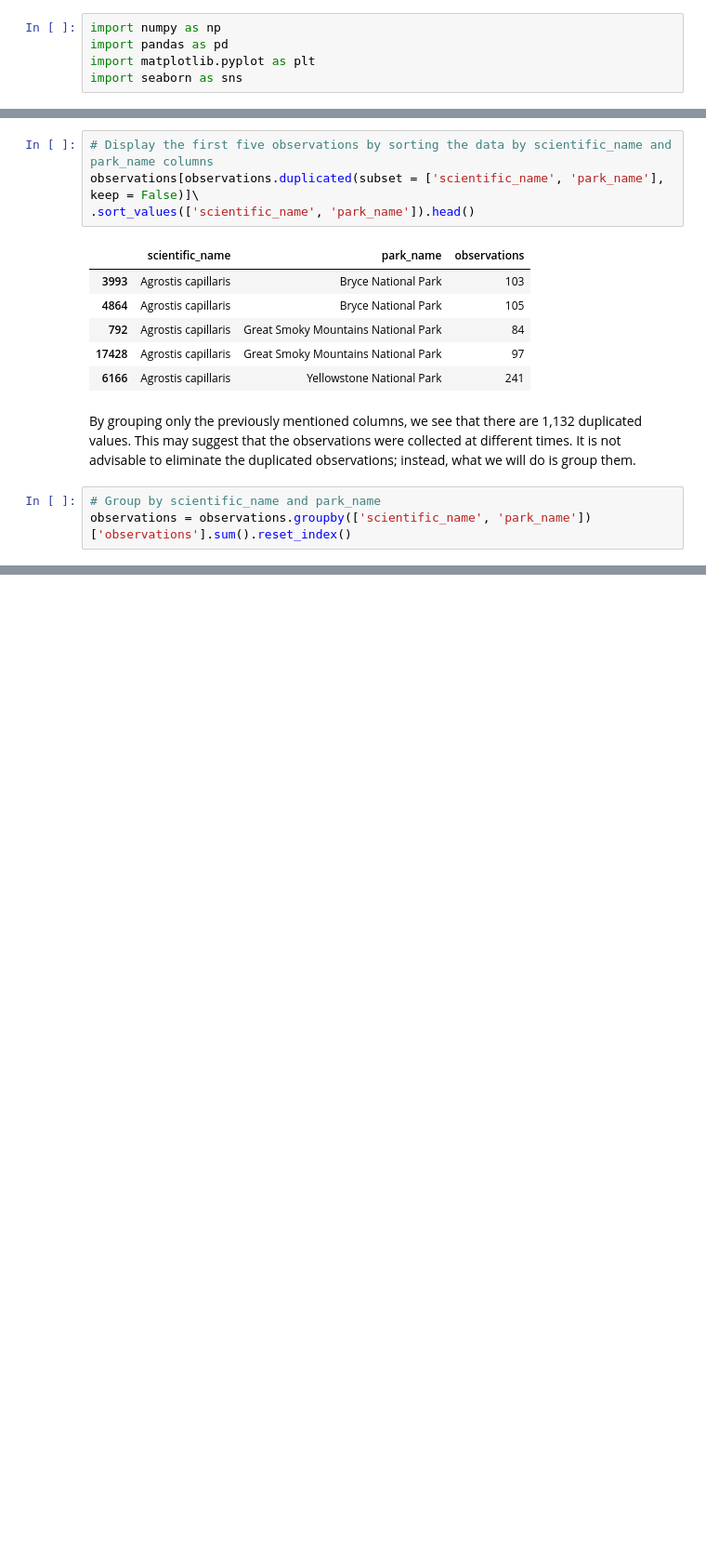
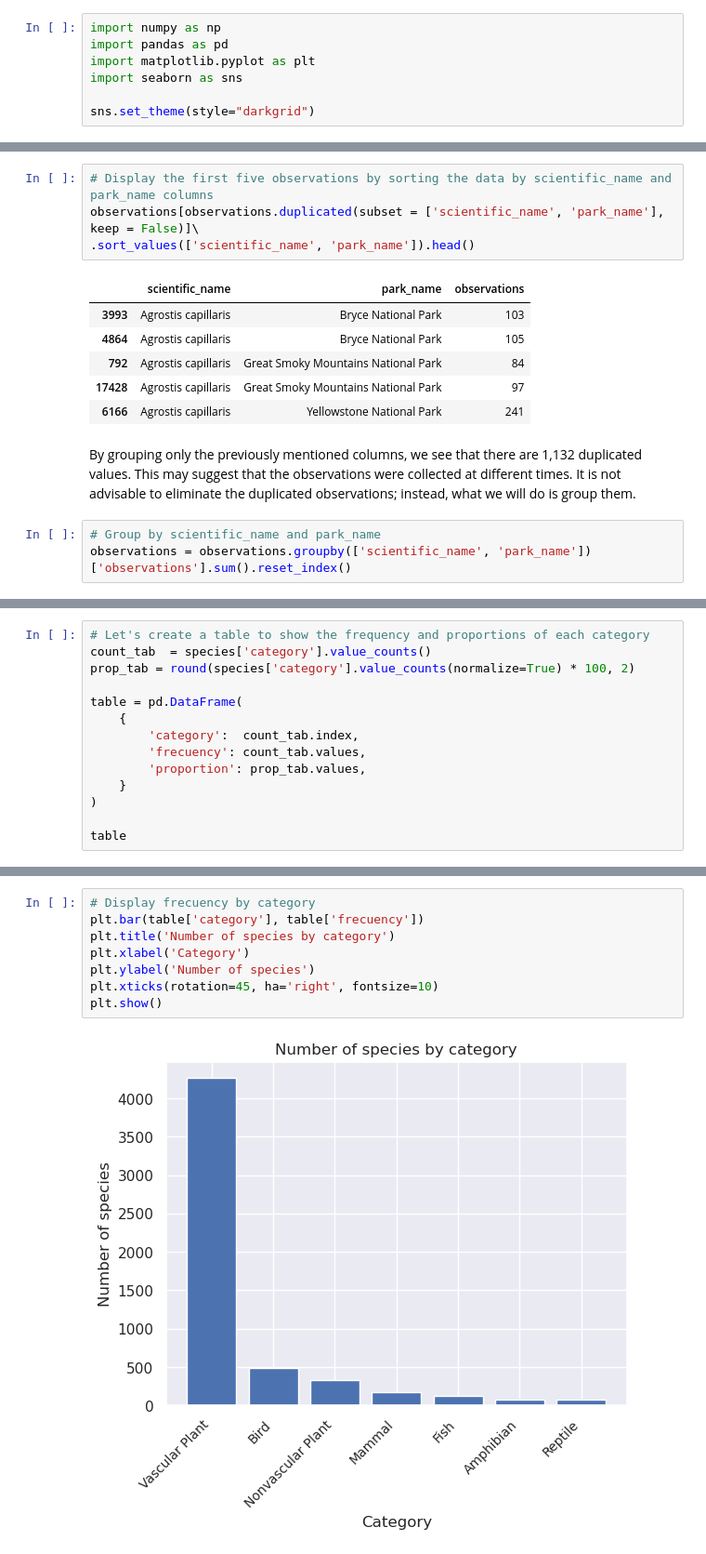
Before and after one commit to mandresst/Biodiversity-in-National-Parks-Project, a Jupyter notebook: biodiversity.ipynb, the cells around one changed output, grey strips where cells are left out. Shown at 93% size. Drawn from its saved outputs; the diff is of its cells as text; blank space fills up the shorter version.

```diff
--- a/biodiversity.ipynb
+++ b/biodiversity.ipynb
@@ -18,6 +18,8 @@ import numpy as np
 import pandas as pd
 import matplotlib.pyplot as plt
 import seaborn as sns
+
+sns.set_theme(style="darkgrid")
 # %% [markdown]
 #### Load the Data
 The datasets used in this project was provided by Codecademy.
@@ -221,0 +242,14 @@ observations = observations.groupby(['scientific_name', 'park_name'])['observati
+# %%
+# Let's create a table to show the frequency and proportions of each category
+count_tab  = species['category'].value_counts()
+prop_tab = round(species['category'].value_counts(normalize=True) * 100, 2)
+
+table = pd.DataFrame(
+    {
+        'category':  count_tab.index,
+        'frecuency': count_tab.values,
+        'proportion': prop_tab.values,
+    }
+)
+
+table
@@ -221,0 +265,10 @@ observations = observations.groupby(['scientific_name', 'park_name'])['observati
+# %%
+# Display frecuency by category
+plt.bar(table['category'], table['frecuency'])
+plt.title('Number of species by category')
+plt.xlabel('Category')
+plt.ylabel('Number of species')
+plt.xticks(rotation=45, ha='right', fontsize=10)
+plt.show()
+# %% [output]
+[figure, added]
```
Also changed, not shown: parts of 11 cells of this notebook.
